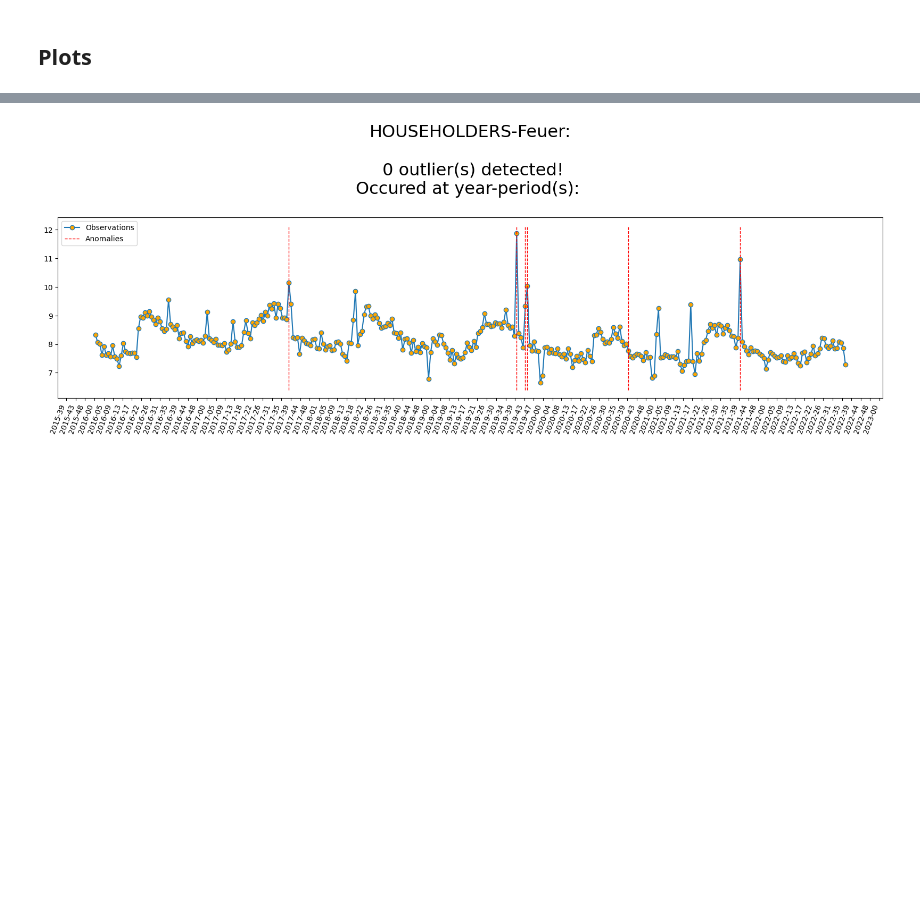
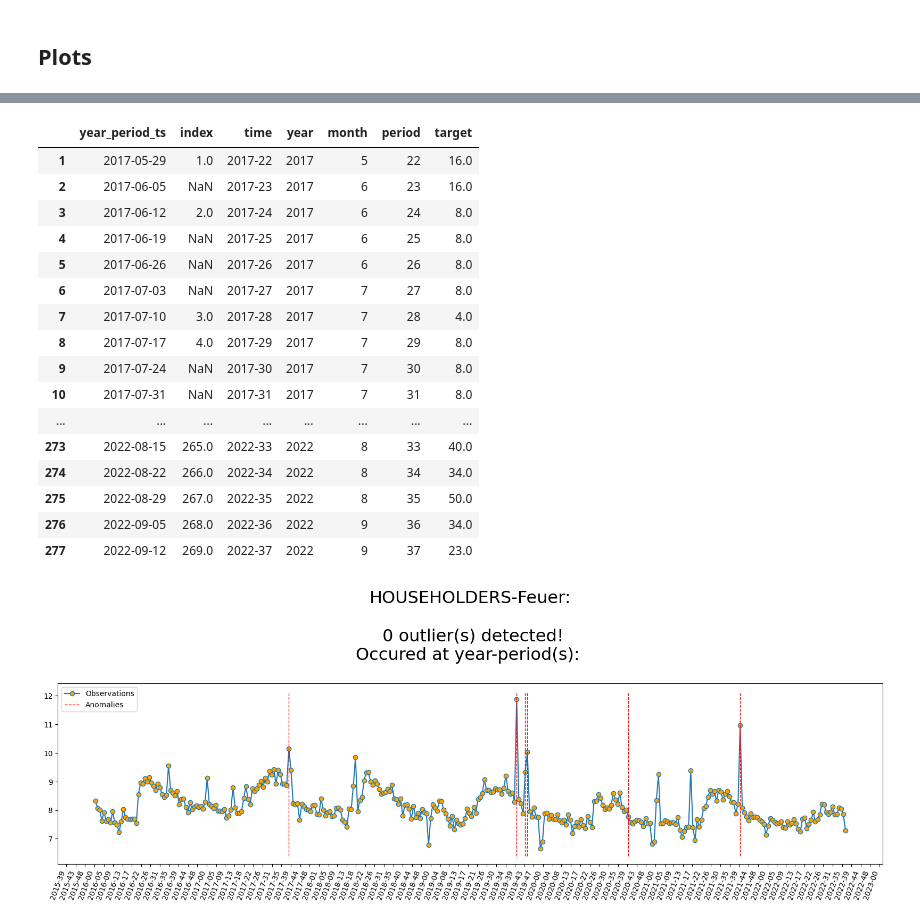
Before and after one commit to AVoss84/aac_anomaly, a Jupyter notebook: src/notebooks/tsa_clm_cnt-AAC-V0.ipynb, the cells around one changed output, grey strips where cells are left out. Drawn from its saved outputs; the diff is of its cells as text; code cells hidden in the pictures; blank space fills up the shorter version.

```diff
--- a/src/notebooks/tsa_clm_cnt-AAC-V0.ipynb
+++ b/src/notebooks/tsa_clm_cnt-AAC-V0.ipynb
@@ -357,3 +380,23 @@ HOUSEOWNER-KFZ-Schaden 352
+# %%
+train.df
+# %% [output]
+|  | year_period_ts | index | time | year | month | period | target |
+| 1 | 2017-05-29 | 1.0 | 2017-22 | 2017 | 5 | 22 | 16.0 |
+| 2 | 2017-06-05 | NaN | 2017-23 | 2017 | 6 | 23 | 16.0 |
+| 3 | 2017-06-12 | 2.0 | 2017-24 | 2017 | 6 | 24 | 8.0 |
+| 4 | 2017-06-19 | NaN | 2017-25 | 2017 | 6 | 25 | 8.0 |
+| 5 | 2017-06-26 | NaN | 2017-26 | 2017 | 6 | 26 | 8.0 |
+| 6 | 2017-07-03 | NaN | 2017-27 | 2017 | 7 | 27 | 8.0 |
+| 7 | 2017-07-10 | 3.0 | 2017-28 | 2017 | 7 | 28 | 4.0 |
+| 8 | 2017-07-17 | 4.0 | 2017-29 | 2017 | 7 | 29 | 8.0 |
+| 9 | 2017-07-24 | NaN | 2017-30 | 2017 | 7 | 30 | 8.0 |
+| 10 | 2017-07-31 | NaN | 2017-31 | 2017 | 7 | 31 | 8.0 |
+| ... | ... | ... | ... | ... | ... | ... | ... |
+| 273 | 2022-08-15 | 265.0 | 2022-33 | 2022 | 8 | 33 | 40.0 |
+| 274 | 2022-08-22 | 266.0 | 2022-34 | 2022 | 8 | 34 | 34.0 |
+| 275 | 2022-08-29 | 267.0 | 2022-35 | 2022 | 8 | 35 | 50.0 |
+| 276 | 2022-09-05 | 268.0 | 2022-36 | 2022 | 9 | 36 | 34.0 |
+| 277 | 2022-09-12 | 269.0 | 2022-37 | 2022 | 9 | 37 | 23.0 |
 # %%
 # pp = plot(fitted.val_series, anomaly_true = fitted.anomalies, ts_linewidth=1.2, ts_markersize=6,
 #      at_markersize=5, at_color='red', freq_as_period=False, ts_alpha=0.8, at_alpha=0.5, title = main)
```
Also changed, not shown: parts of 3 cells of this notebook, 16 other files.
